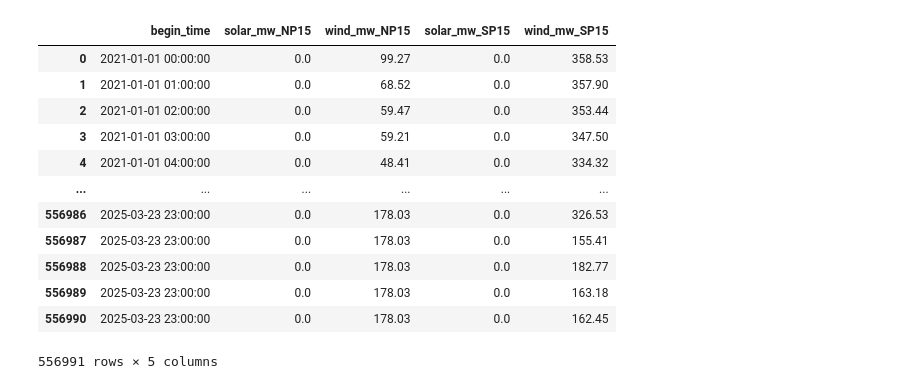
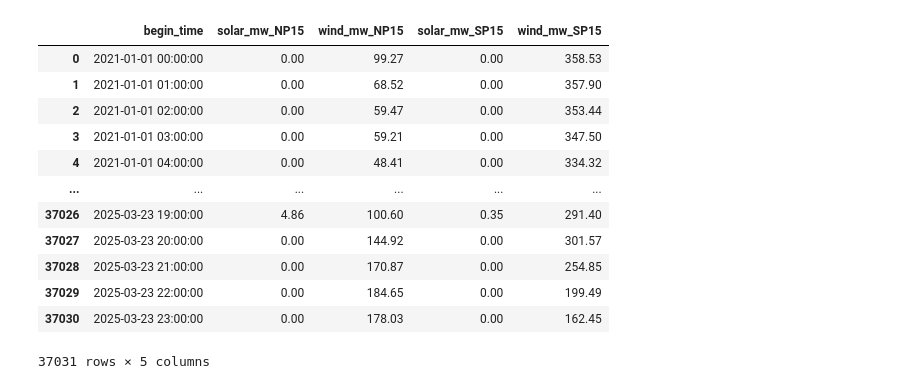
Before and after one commit to shabarishch/PowerPrices, a Jupyter notebook: Shabarish_ITSUR_dataprep.ipynb, the cells around one changed output. Saved outputs shown, nothing was run; the diff lists cells and outputs as text; code cells hidden in the pictures.

```diff
--- a/Shabarish_ITSUR_dataprep.ipynb
+++ b/Shabarish_ITSUR_dataprep.ipynb
@@ -127,23 +192,30 @@ price_river_load_data
+# %%
+np15_renforecast = pd.read_csv('Data/solarwind_forecast_1hr_NP15.csv')
+np15_renforecast.rename(columns={'interval_start_local':'begin_time'}, inplace=True)
+np15_renforecast = np15_renforecast.groupby('begin_time').last()
+np15_renforecast.reset_index(inplace=True)
+np15_renforecast.rename(columns={'index':'begin_time'}, inplace=True)
+sp15_renforecast = pd.read_csv('Data/solarwind_forecast_1hr_SP15.csv')
+sp15_renforecast.rename(columns={'interval_start_local':'begin_time'}, inplace=True)
+sp15_renforecast = sp15_renforecast.groupby('begin_time').last()
+sp15_renforecast.reset_index(inplace=True)
+sp15_renforecast.rename(columns={'index':'begin_time'}, inplace=True)
 # %%
-np15_renforecast = pd.read_csv('Data/solarwind_forecast_1hr_NP15.csv')
-np15_renforecast.rename(columns={'interval_start_local':'begin_time'}, inplace=True)
-sp15_renforecast = pd.read_csv('Data/solarwind_forecast_1hr_SP15.csv')
-sp15_renforecast.rename(columns={'interval_start_local':'begin_time'}, inplace=True)
-renforecast_data = pd.merge(np15_renforecast[['begin_time', 'solar_mw', 'wind_mw']], sp15_renforecast[['begin_time', 'solar_mw', 'wind_mw']], on='begin_time', how='inner', suffixes=['_NP15', '_SP15'])
+renforecast_data = pd.merge(np15_renforecast[['begin_time', 'solar_mw', 'wind_mw']], sp15_renforecast[['begin_time', 'solar_mw', 'wind_mw']], on='begin_time', how='outer', suffixes=['_NP15', '_SP15'])
 renforecast_data['begin_time'] = pd.to_datetime(renforecast_data['begin_time']).apply(lambda x : x.tz_localize(None))
 renforecast_data
 # %% [output]
 |  | begin_time | solar_mw_NP15 | wind_mw_NP15 | solar_mw_SP15 | wind_mw_SP15 |
-| 0 | 2021-01-01 00:00:00 | 0.0 | 99.27 | 0.0 | 358.53 |
-| 1 | 2021-01-01 01:00:00 | 0.0 | 68.52 | 0.0 | 357.90 |
-| 2 | 2021-01-01 02:00:00 | 0.0 | 59.47 | 0.0 | 353.44 |
-| 3 | 2021-01-01 03:00:00 | 0.0 | 59.21 | 0.0 | 347.50 |
-| 4 | 2021-01-01 04:00:00 | 0.0 | 48.41 | 0.0 | 334.32 |
+| 0 | 2021-01-01 00:00:00 | 0.00 | 99.27 | 0.00 | 358.53 |
+| 1 | 2021-01-01 01:00:00 | 0.00 | 68.52 | 0.00 | 357.90 |
+| 2 | 2021-01-01 02:00:00 | 0.00 | 59.47 | 0.00 | 353.44 |
+| 3 | 2021-01-01 03:00:00 | 0.00 | 59.21 | 0.00 | 347.50 |
+| 4 | 2021-01-01 04:00:00 | 0.00 | 48.41 | 0.00 | 334.32 |
 | ... | ... | ... | ... | ... | ... |
-| 556986 | 2025-03-23 23:00:00 | 0.0 | 178.03 | 0.0 | 326.53 |
-| 556987 | 2025-03-23 23:00:00 | 0.0 | 178.03 | 0.0 | 155.41 |
-| 556988 | 2025-03-23 23:00:00 | 0.0 | 178.03 | 0.0 | 182.77 |
-| 556989 | 2025-03-23 23:00:00 | 0.0 | 178.03 | 0.0 | 163.18 |
-| 556990 | 2025-03-23 23:00:00 | 0.0 | 178.03 | 0.0 | 162.45 |
+| 37026 | 2025-03-23 19:00:00 | 4.86 | 100.60 | 0.35 | 291.40 |
+| 37027 | 2025-03-23 20:00:00 | 0.00 | 144.92 | 0.00 | 301.57 |
+| 37028 | 2025-03-23 21:00:00 | 0.00 | 170.87 | 0.00 | 254.85 |
+| 37029 | 2025-03-23 22:00:00 | 0.00 | 184.65 | 0.00 | 199.49 |
+| 37030 | 2025-03-23 23:00:00 | 0.00 | 178.03 | 0.00 | 162.45 |
-556991 rows × 5 columns
+37031 rows × 5 columns
 # %%
```
Also changed, not shown: parts of 15 cells of this notebook, 3 other files.
